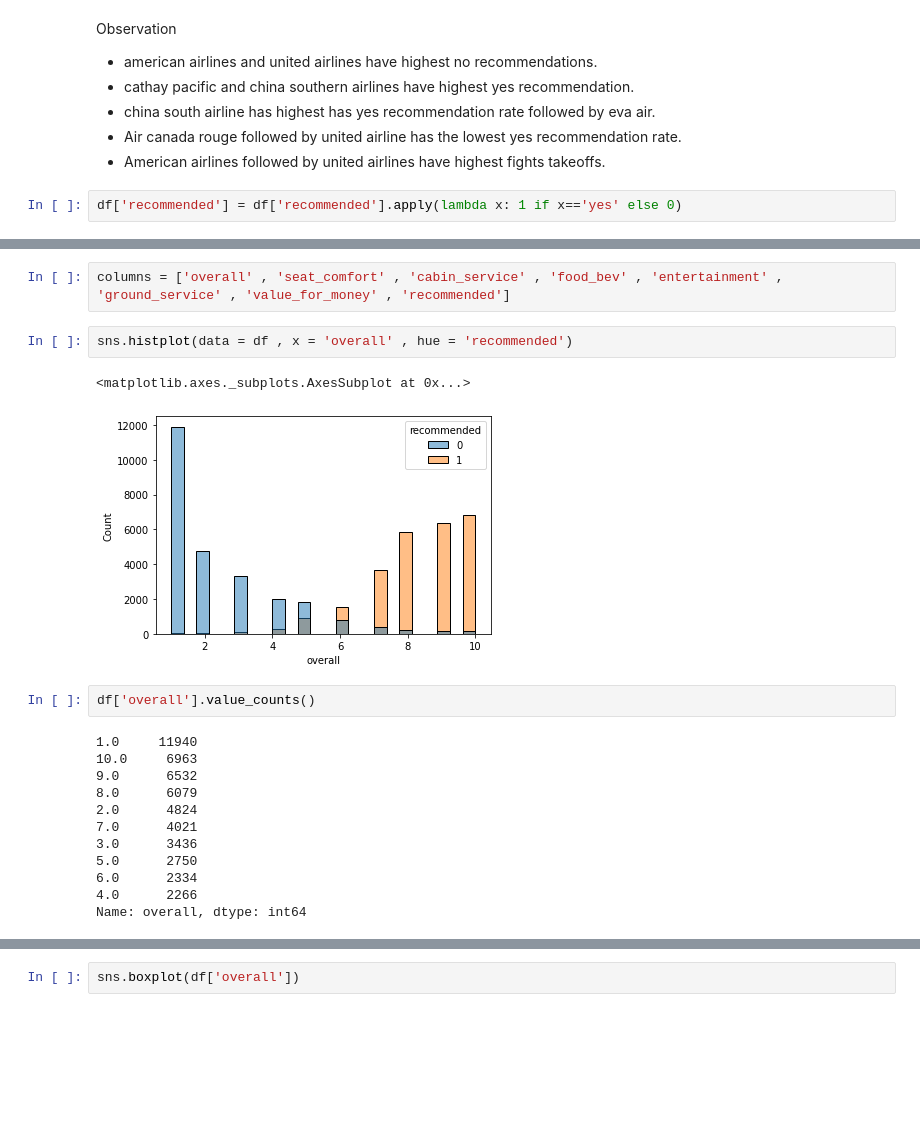
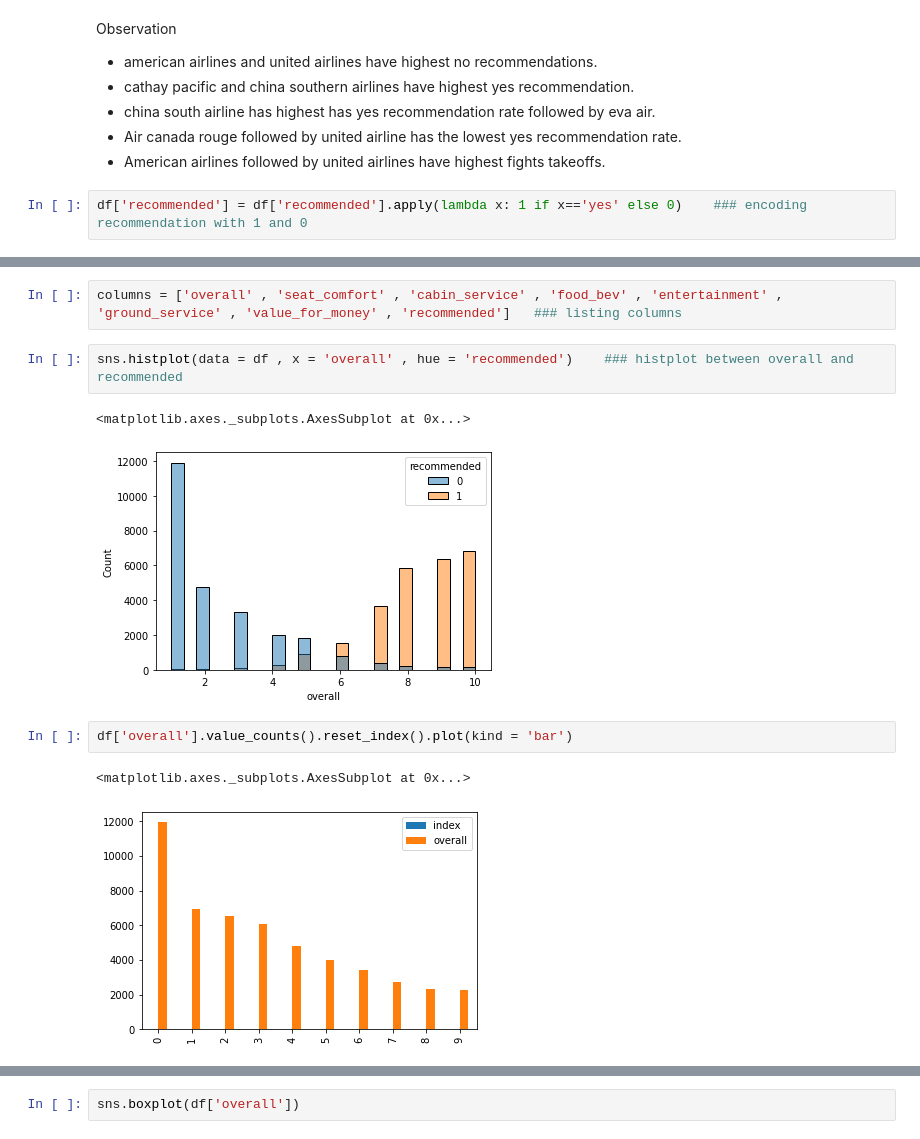
Before and after one commit to ydv1412/airline_review_classification, a Jupyter notebook: airline_review_classification.ipynb, the cells around one changed output, grey strips where cells are left out. Drawn from its saved outputs; the diff is of its cells as text; blank space fills up the shorter version.

```diff
--- a/airline_review_classification.ipynb
+++ b/airline_review_classification.ipynb
@@ -149,7 +148,7 @@ Observation
 * Air canada rouge followed by united airline has the lowest yes recommendation rate.
 * American airlines followed by united airlines have highest fights takeoffs.
 # %%
-df['recommended'] = df['recommended'].apply(lambda x: 1 if x=='yes' else 0)
+df['recommended'] = df['recommended'].apply(lambda x: 1 if x=='yes' else 0)    ### encoding recommendation with 1 and 0
 # %%
 df.head(5)
 # %% [output]
@@ -160,24 +159,15 @@ df.head(5)
 | 3 | Turkish Airlines | 10.0 | Zeshan Shah | 6th May 2019 | âœ… Trip Verified | Flew on Turki... | A330 | Solo Leisure | Economy Class | Washington Dulles to Karachi | ... |
 | 4 | Turkish Airlines | 1.0 | Pooja Jain | 6th May 2019 | âœ… Trip Verified | Mumbai to Dub... | NaN | Solo Leisure | Economy Class | Mumbai to Dublin via Istanbul | ... |
 # %%
-columns = ['overall' , 'seat_comfort' , 'cabin_service' , 'food_bev' , 'entertainment' , 'ground_service' , 'value_for_money' , 'recommended']
+columns = ['overall' , 'seat_comfort' , 'cabin_service' , 'food_bev' , 'entertainment' , 'ground_service' , 'value_for_money' , 'recommended']   ### listing columns
 # %%
-sns.histplot(data = df , x = 'overall' , hue = 'recommended')
+sns.histplot(data = df , x = 'overall' , hue = 'recommended')    ### histplot between overall and recommended
 # %% [output]
 <matplotlib.axes._subplots.AxesSubplot at 0x...>
 [figure]
 # %%
-df['overall'].value_counts()
+df['overall'].value_counts().reset_index().plot(kind = 'bar')
 # %% [output]
-1.0     11940
-10.0     6963
-9.0      6532
-8.0      6079
-2.0      4824
-7.0      4021
-3.0      3436
-5.0      2750
-6.0      2334
-4.0      2266
-Name: overall, dtype: int64
+<matplotlib.axes._subplots.AxesSubplot at 0x...>
+[figure, added]
 # %%
```
Also changed, not shown: parts of 114 cells of this notebook.
